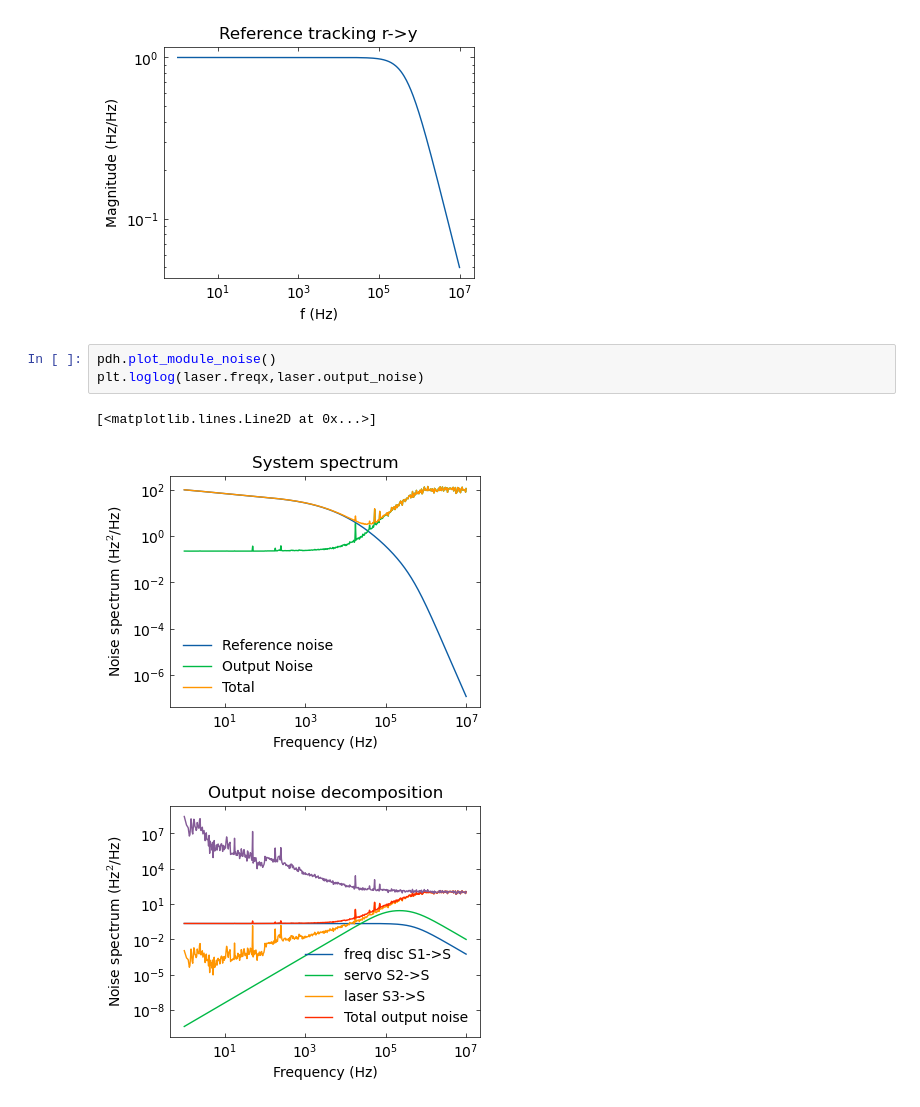
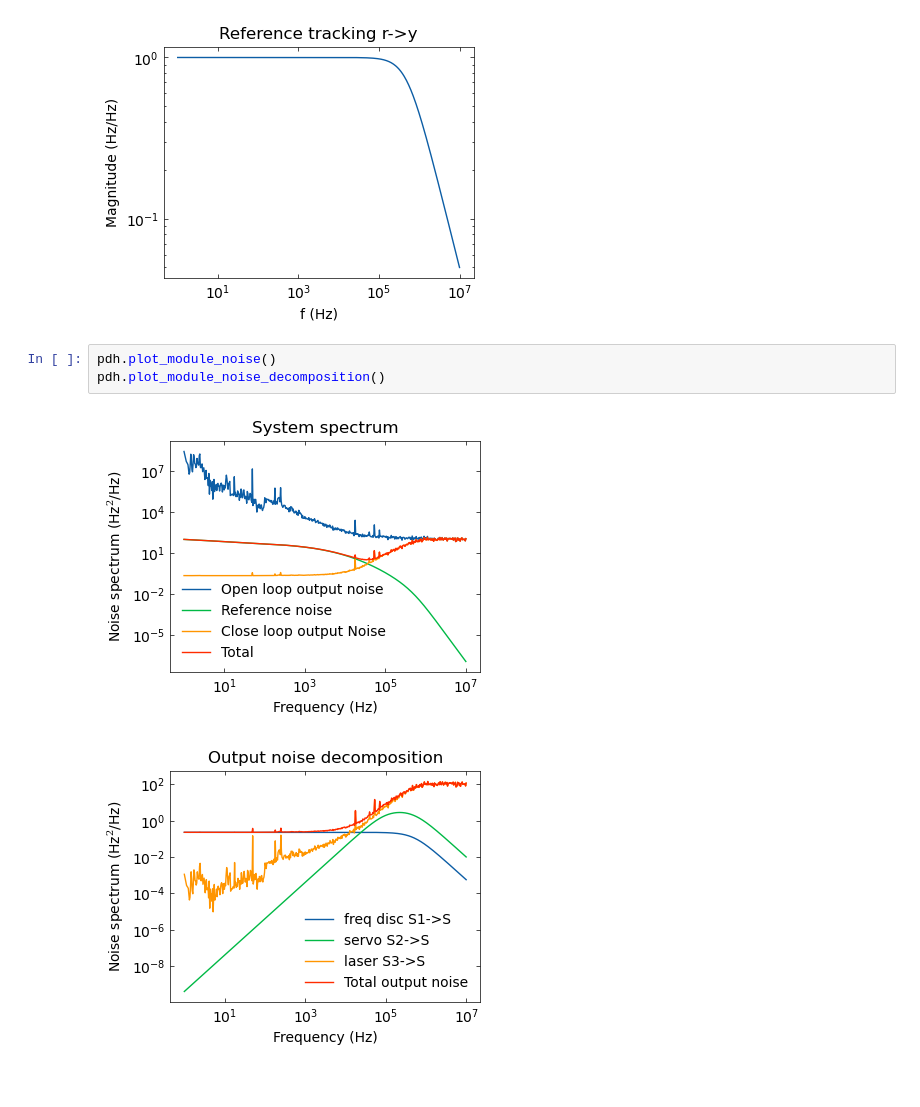
Before and after one commit to kaikai-liu/pyphotonicsims, a Jupyter notebook: notebook/PDH modeling.ipynb, the cells around one changed output. Cells and saved outputs as stored; diff of their text form.

Commit message:
update module noise plot

```diff
--- a/notebook/PDH modeling.ipynb
+++ b/notebook/PDH modeling.ipynb
@@ -57,8 +57,7 @@ pdh.plot_ref_tracking()
 [figure]
 # %%
 pdh.plot_module_noise()
-plt.loglog(laser.freqx,laser.output_noise)
+pdh.plot_module_noise_decomposition()
 # %% [output]
-[<matplotlib.lines.Line2D at 0x...>]
-[figure, old version]
+[figure, new version]
-[figure, old version]
+[figure, new version]
```
Also changed, not shown: 3 other files.
